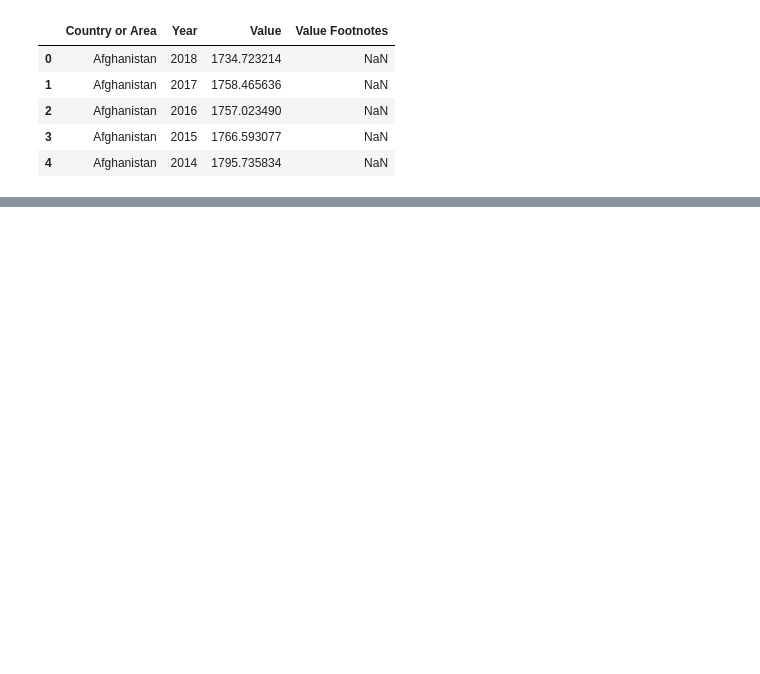
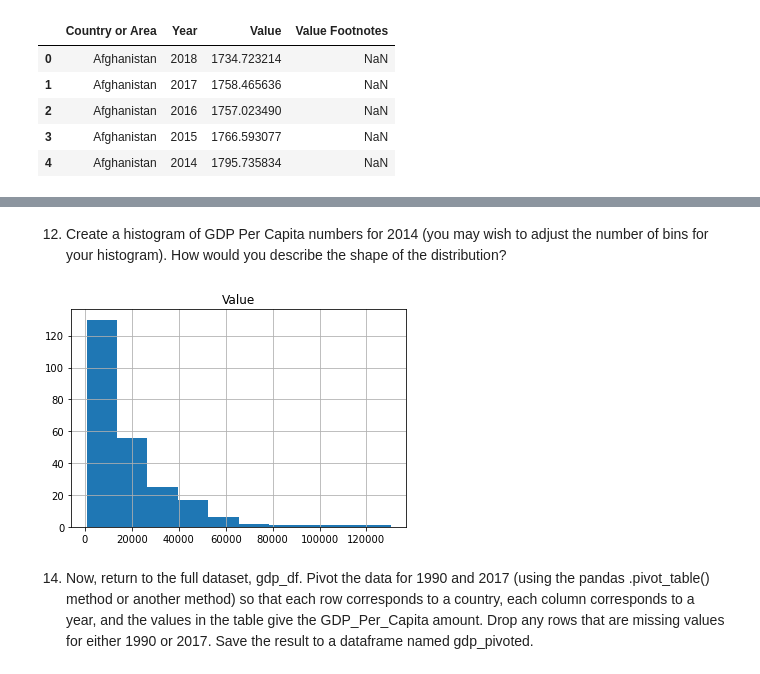
Before and after one commit to nss-data-science-cohort-4/dq1-undata-maggimckenzie, a Jupyter notebook: notebooks/UN_Data_Exploration.ipynb, the cells around one changed output, grey strips where cells are left out. Drawn from its saved outputs; the diff is of its cells as text; code cells hidden in the pictures; blank space fills up the shorter version.

```diff
--- a/notebooks/UN_Data_Exploration.ipynb
+++ b/notebooks/UN_Data_Exploration.ipynb
@@ -124,0 +127,2 @@ gdp_df.sort_index(ascending=False)
+# %%
+gdp_df = gdp_df.drop(columns='Value Footnotes')
@@ -124,0 +131,2 @@ gdp_df.sort_index(ascending=False)
+# %%
+gdp_df = gdp_df.rename(columns = {'Country or Area' : 'Country'}) = df.rename(columns={'A': 'a'}, index={'ONE': 'one'})
@@ -124,0 +273,3 @@ gdp_df.sort_index(ascending=False)
+# %%
+gdp_2014 = gdp_df[gdp_df['Year']==2014]
+#gdp_2014.head()
@@ -124,0 +299,15 @@ gdp_df.sort_index(ascending=False)
+# %% [markdown]
+12. Create a histogram of GDP Per Capita numbers for 2014 (you may wish
+to adjust the number of bins for your histogram). How would you describe
+the shape of the distribution?
+# %%
+gdp_2014.hist('Value');
+# %% [output]
+[figure, added]
+# %% [markdown]
+14. Now, return to the full dataset, gdp_df. Pivot the data for 1990 and 2017
+(using the pandas .pivot_table() method or another method) so that
+each row corresponds to a country, each column corresponds to a year,
+and the values in the table give the GDP_Per_Capita amount. Drop any
+rows that are missing values for either 1990 or 2017. Save the result to a
+dataframe named gdp_pivoted.
```
Also changed, not shown: parts of 27 cells of this notebook.
